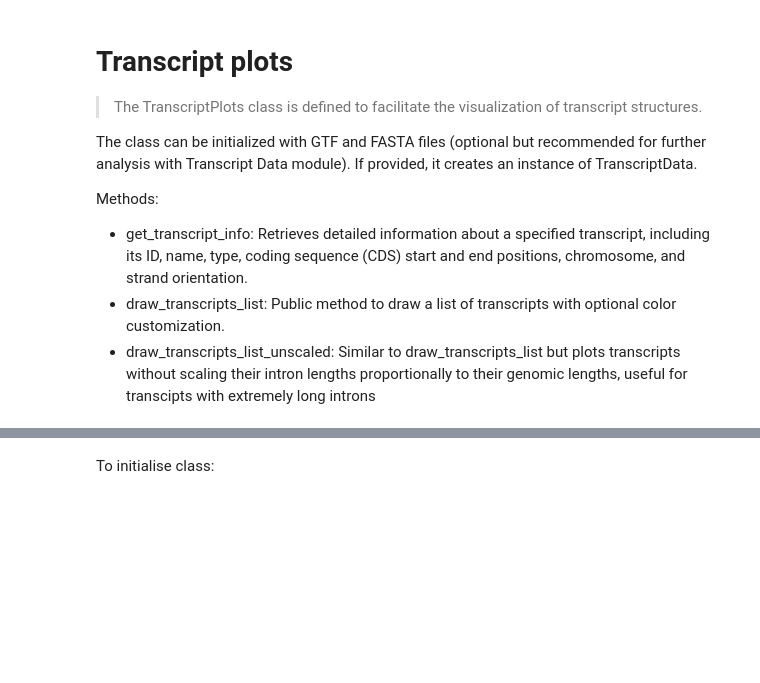
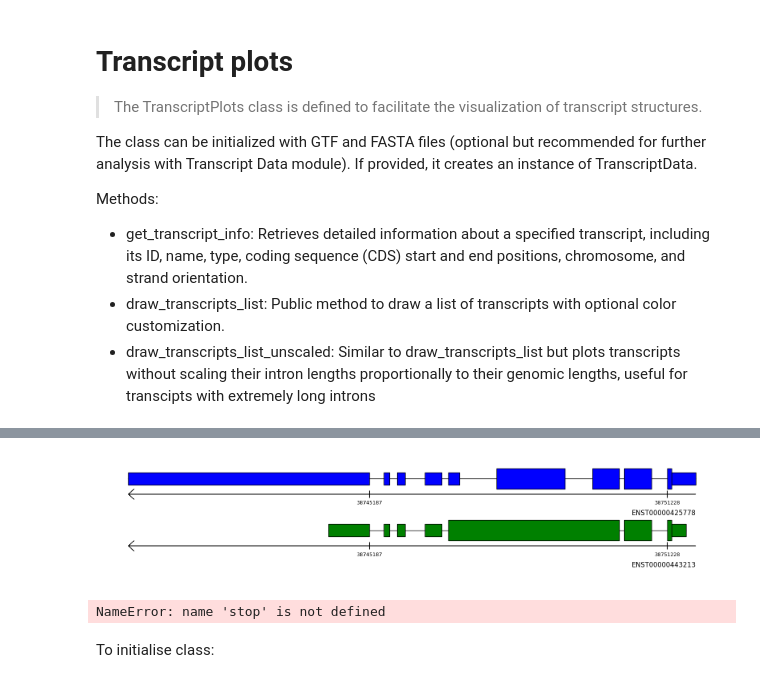
Before and after one commit to cobioda/allos, a Jupyter notebook: nbs/001_transcript_plots.ipynb, the cells around one changed output, grey strips where cells are left out. Drawn from its saved outputs; the diff is of its cells as text; code cells hidden in the pictures; blank space fills up the shorter version.

```diff
--- a/nbs/001_transcript_plots.ipynb
+++ b/nbs/001_transcript_plots.ipynb
@@ -1146,3 +1124,14 @@ if not fasta_file_local.is_file():
+# %%
+sel_isoforms = [
+ 'ENST00000425778',
+ 'ENST00000443213']
+tp.draw_transcripts_list(transcripts_ids=sel_isoforms, draw_cds=True)
+# %% [output]
+[figure, added]
+# %%
+stop
+# %% [output]
+NameError: name 'stop' is not defined
 # %% [markdown]
 To initialise class:
 # %%
```
Also changed, not shown: parts of 7 cells of this notebook, 2 other files.
